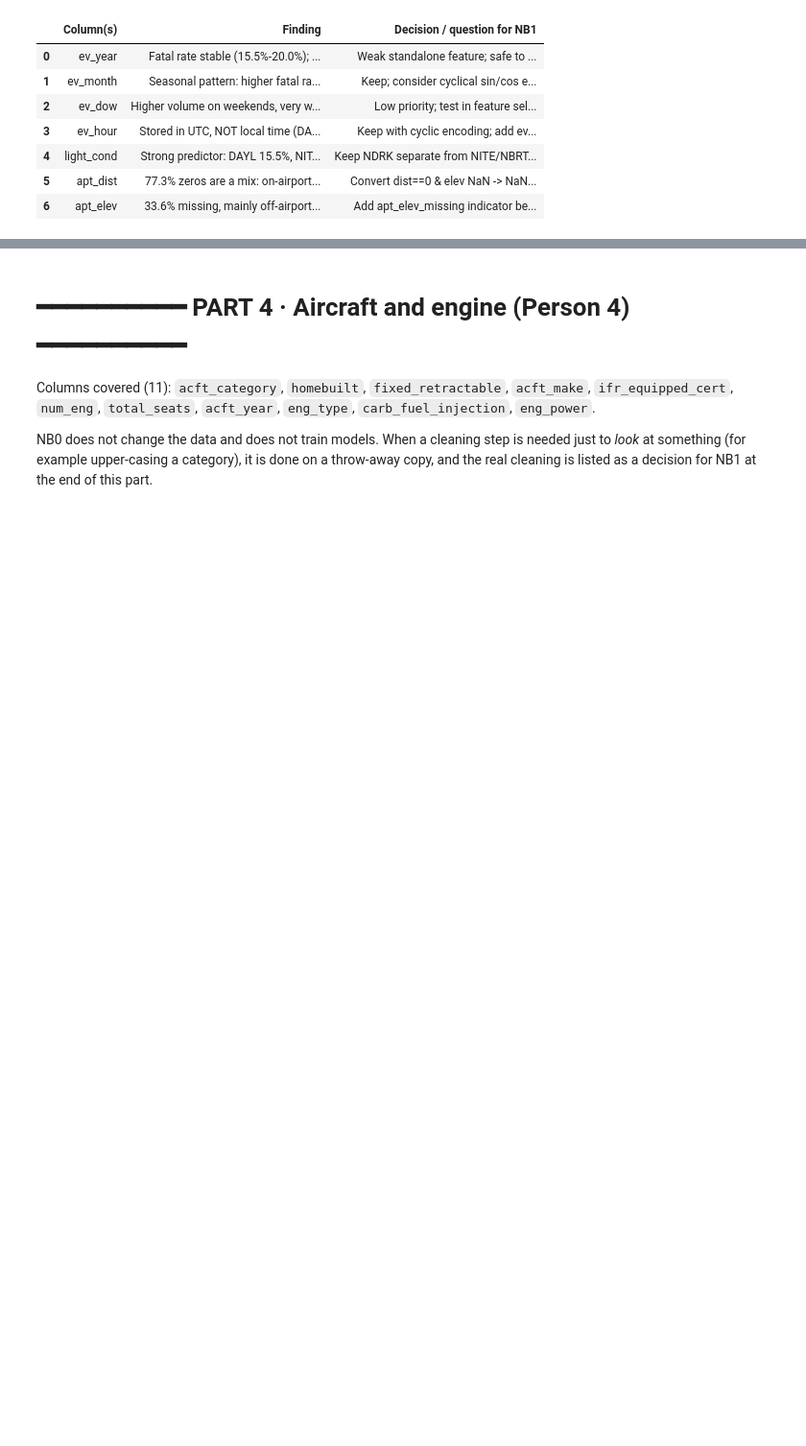
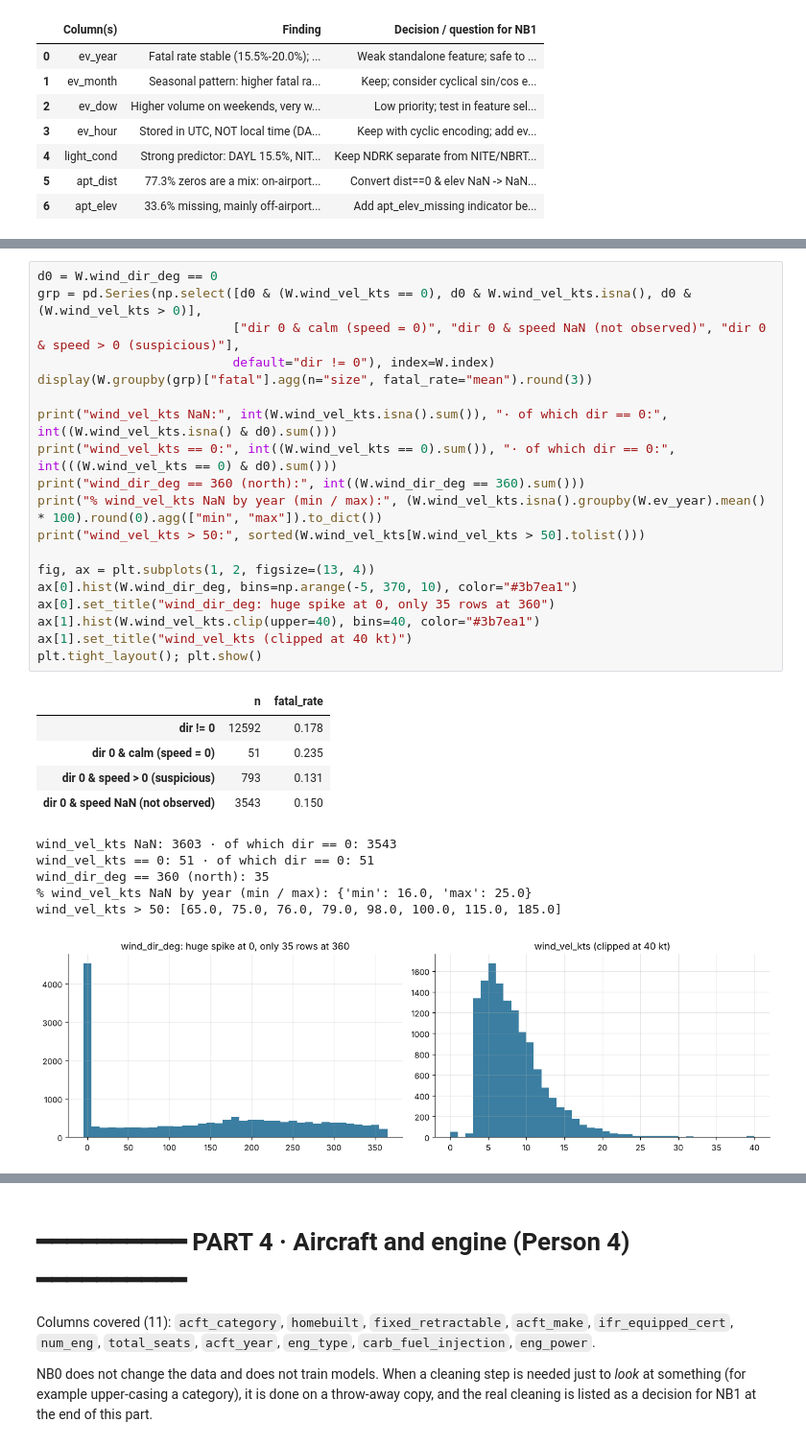
Before and after one commit to JoaoUmbels/MLBROSS, a Jupyter notebook: ML20_NB0_EDA.ipynb, the cells around one changed output, grey strips where cells are left out. Shown at 96% size. Drawn from its saved outputs; the diff is of its cells as text; blank space fills up the shorter version.

```diff
--- a/ML20_NB0_EDA.ipynb
+++ b/ML20_NB0_EDA.ipynb
@@ -343,0 +577,31 @@ findings_p2
+# %%
+d0 = W.wind_dir_deg == 0
+grp = pd.Series(np.select([d0 & (W.wind_vel_kts == 0), d0 & W.wind_vel_kts.isna(), d0 & (W.wind_vel_kts > 0)],
+                          ["dir 0 & calm (speed = 0)", "dir 0 & speed NaN (not observed)", "dir 0 & speed > 0 (suspicious)"],
+                          default="dir != 0"), index=W.index)
+display(W.groupby(grp)["fatal"].agg(n="size", fatal_rate="mean").round(3))
+
+print("wind_vel_kts NaN:", int(W.wind_vel_kts.isna().sum()), "· of which dir == 0:", int((W.wind_vel_kts.isna() & d0).sum()))
+print("wind_vel_kts == 0:", int((W.wind_vel_kts == 0).sum()), "· of which dir == 0:", int(((W.wind_vel_kts == 0) & d0).sum()))
+print("wind_dir_deg == 360 (north):", int((W.wind_dir_deg == 360).sum()))
+print("% wind_vel_kts NaN by year (min / max):", (W.wind_vel_kts.isna().groupby(W.ev_year).mean() * 100).round(0).agg(["min", "max"]).to_dict())
+print("wind_vel_kts > 50:", sorted(W.wind_vel_kts[W.wind_vel_kts > 50].tolist()))
+
+fig, ax = plt.subplots(1, 2, figsize=(13, 4))
+ax[0].hist(W.wind_dir_deg, bins=np.arange(-5, 370, 10), color="#3b7ea1")
+ax[0].set_title("wind_dir_deg: huge spike at 0, only 35 rows at 360")
+ax[1].hist(W.wind_vel_kts.clip(upper=40), bins=40, color="#3b7ea1")
+ax[1].set_title("wind_vel_kts (clipped at 40 kt)")
+plt.tight_layout(); plt.show()
+# %% [output]
+|  | n | fatal_rate |
+| dir != 0 | 12592 | 0.178 |
+| dir 0 & calm (speed = 0) | 51 | 0.235 |
+| dir 0 & speed > 0 (suspicious) | 793 | 0.131 |
+| dir 0 & speed NaN (not observed) | 3543 | 0.150 |
+wind_vel_kts NaN: 3603 · of which dir == 0: 3543
+wind_vel_kts == 0: 51 · of which dir == 0: 51
+wind_dir_deg == 360 (north): 35
+% wind_vel_kts NaN by year (min / max): {'min': 16.0, 'max': 25.0}
+wind_vel_kts > 50: [65.0, 75.0, 76.0, 79.0, 98.0, 100.0, 115.0, 185.0]
+[figure, added]
```
Also changed, not shown: parts of 51 cells of this notebook.
